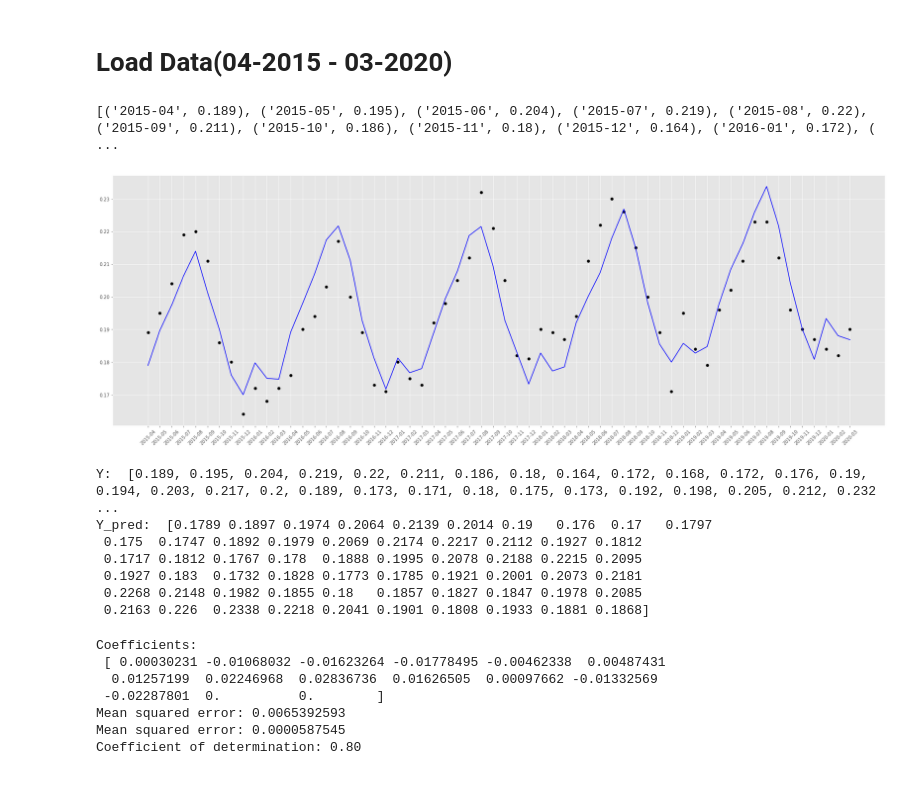
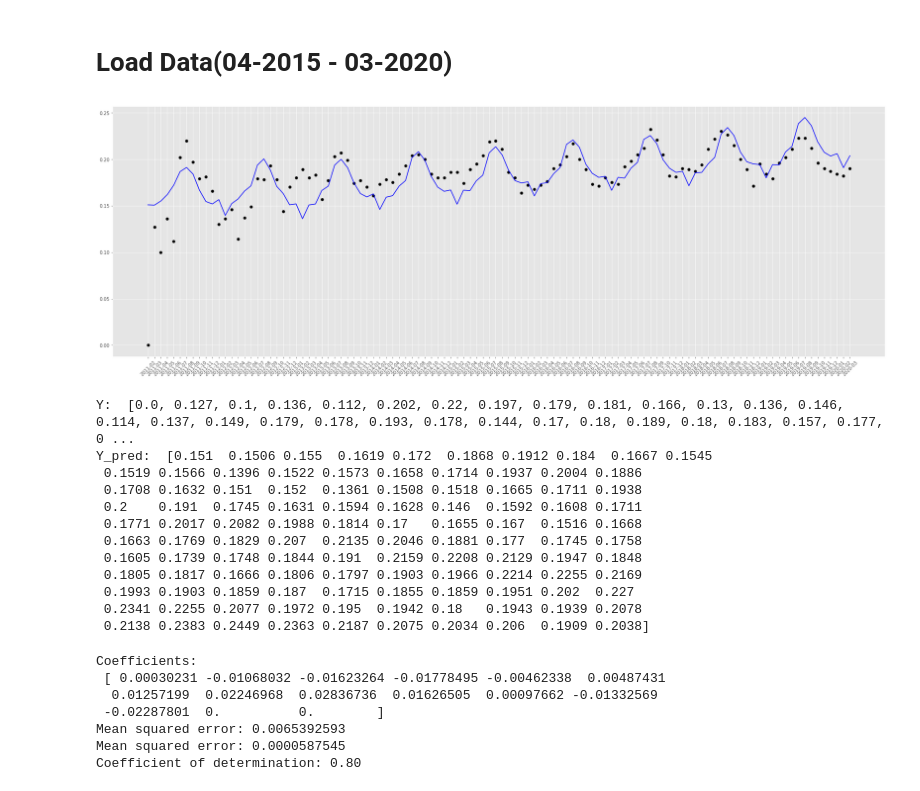
Before and after one commit to heeh/legal_advice, a Jupyter notebook: infer_prev.ipynb, the cells around one changed output. Saved outputs shown, nothing was run; the diff lists cells and outputs as text; code cells hidden in the pictures.

```diff
--- a/infer_prev.ipynb
+++ b/infer_prev.ipynb
@@ -12,12 +12,10 @@ ho_list = []
 for kv in prev_dict["HO-00-00-00-00"].items():
     ho_list.append((kv[0],np.round(kv[1],4)))
 
-train_list = ho_list[50:98]
-test_list = ho_list[98:]
+seasonal_list = ho_list[50:]
 
-print(train_list)
+print(seasonal_list)
+print()
-# %% [output]
-[('2015-04', 0.189), ('2015-05', 0.195), ('2015-06', 0.204), ('2015-07', 0.219), ('2015-08', 0.22), ('2015-09', 0.211), ('2015-10', 0.186), ('2015-11', 0.18), ('2015-12', 0.164), ('2016-01', 0.172), ( ...
 # %%
 '''
 Linear Regression with Seasonality
@@ -57,7 +55,7 @@ X_label = []
 
 
 t = 1
-for f,s in train_list:
+for f,s in ho_list:
     month = int(f[5:])
     temp = [0] * 15
     temp[0] = t
@@ -68,21 +66,6 @@ for f,s in train_list:
     X_train.append(temp)
     Y_train.append(s)
     t += 1
-
-for f,s in test_list:
-    month = int(f[5:])
-    temp = [0] * 15
-    temp[0] = t
-    temp[month] = 1
-    temp[13] = 1 # B_0
-    temp[14] = 1 # eps
-    X_label.append(f)
-
-    X_test.append(temp)
-
-    Y_test.append(s)
-    t += 1
-
 
 
 '''
@@ -112,41 +95,46 @@ for train_index, test_index in kfold.split(X, Y):
     for j in test_index:
         X_test.append(X[j])
         Y_test.append(Y[j])
 
 #    X_train, X_test = X[train_index], X[test_index]
 #    Y_train, Y_test = Y[train_index], Y[test_index]
 
     model.fit(X_train, Y_train)
     out = model.predict(X_test)
     i = 0
     for x in test_index:
         Y_pred[x] = out[i]
         i += 1
 
 
 
 
 
 
 plt.figure(figsize=(30,10))
 # Plot outputs
 
 plt.scatter(X_label, Y,  color='black')
 plt.plot(X_label, Y_pred, color='blue')
 plt.xticks(rotation=45)
 plt.show()
 
 print("Y: ", Y)
 print("Y_pred: ", np.round(Y_pred,4))
 # %% [output]
-[figure, old version]
+[figure, new version]
-Y:  [0.189, 0.195, 0.204, 0.219, 0.22, 0.211, 0.186, 0.18, 0.164, 0.172, 0.168, 0.172, 0.176, 0.19, 0.194, 0.203, 0.217, 0.2, 0.189, 0.173, 0.171, 0.18, 0.175, 0.173, 0.192, 0.198, 0.205, 0.212, 0.232 ...
-Y_pred:  [0.1789 0.1897 0.1974 0.2064 0.2139 0.2014 0.19   0.176  0.17   0.1797
- 0.175  0.1747 0.1892 0.1979 0.2069 0.2174 0.2217 0.2112 0.1927 0.1812
- 0.1717 0.1812 0.1767 0.178  0.1888 0.1995 0.2078 0.2188 0.2215 0.2095
- 0.1927 0.183  0.1732 0.1828 0.1773 0.1785 0.1921 0.2001 0.2073 0.2181
- 0.2268 0.2148 0.1982 0.1855 0.18   0.1857 0.1827 0.1847 0.1978 0.2085
- 0.2163 0.226  0.2338 0.2218 0.2041 0.1901 0.1808 0.1933 0.1881 0.1868]
+Y:  [0.0, 0.127, 0.1, 0.136, 0.112, 0.202, 0.22, 0.197, 0.179, 0.181, 0.166, 0.13, 0.136, 0.146, 0.114, 0.137, 0.149, 0.179, 0.178, 0.193, 0.178, 0.144, 0.17, 0.18, 0.189, 0.18, 0.183, 0.157, 0.177, 0 ...
+Y_pred:  [0.151  0.1506 0.155  0.1619 0.172  0.1868 0.1912 0.184  0.1667 0.1545
+ 0.1519 0.1566 0.1396 0.1522 0.1573 0.1658 0.1714 0.1937 0.2004 0.1886
+ 0.1708 0.1632 0.151  0.152  0.1361 0.1508 0.1518 0.1665 0.1711 0.1938
+ 0.2    0.191  0.1745 0.1631 0.1594 0.1628 0.146  0.1592 0.1608 0.1711
+ 0.1771 0.2017 0.2082 0.1988 0.1814 0.17   0.1655 0.167  0.1516 0.1668
+ 0.1663 0.1769 0.1829 0.207  0.2135 0.2046 0.1881 0.177  0.1745 0.1758
+ 0.1605 0.1739 0.1748 0.1844 0.191  0.2159 0.2208 0.2129 0.1947 0.1848
+ 0.1805 0.1817 0.1666 0.1806 0.1797 0.1903 0.1966 0.2214 0.2255 0.2169
+ 0.1993 0.1903 0.1859 0.187  0.1715 0.1855 0.1859 0.1951 0.202  0.227
+ 0.2341 0.2255 0.2077 0.1972 0.195  0.1942 0.18   0.1943 0.1939 0.2078
+ 0.2138 0.2383 0.2449 0.2363 0.2187 0.2075 0.2034 0.206  0.1909 0.2038]
 # %%
 # The coefficients
 print('Coefficients: \n', model.coef_)
```
Also changed, not shown: 10 other files.
